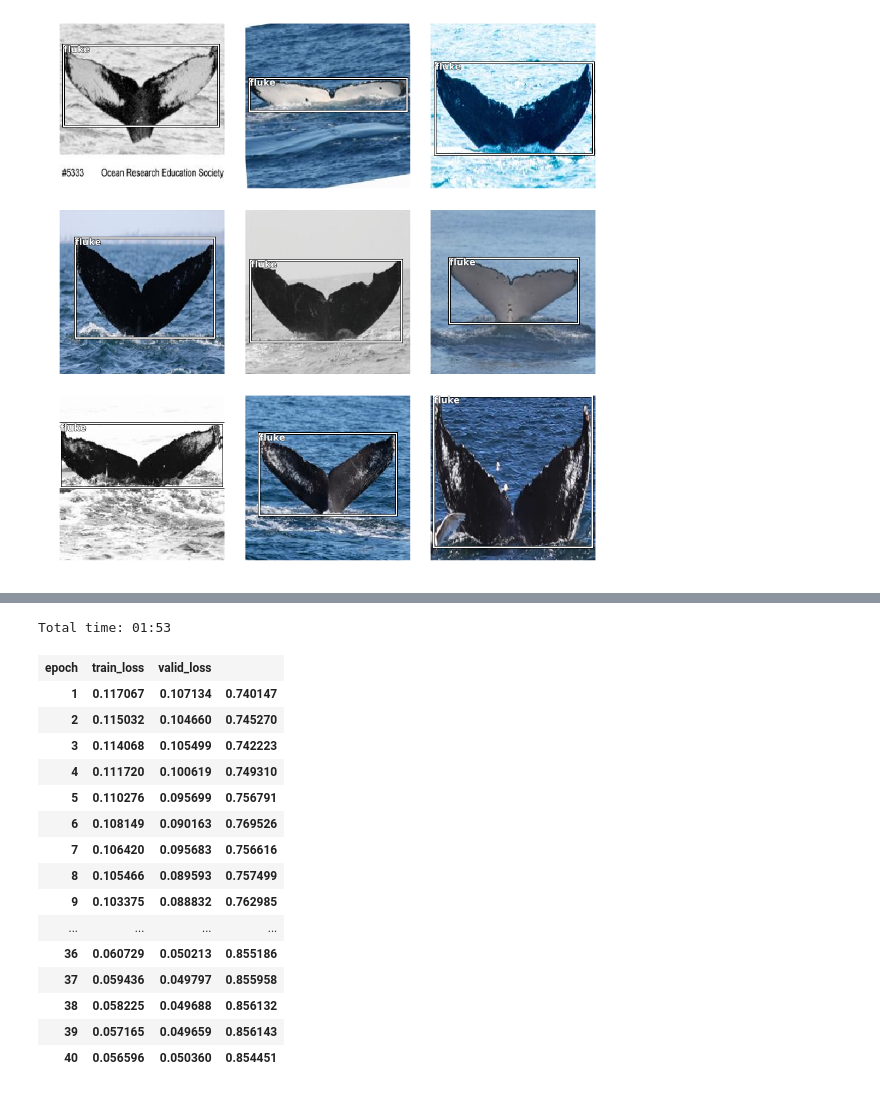
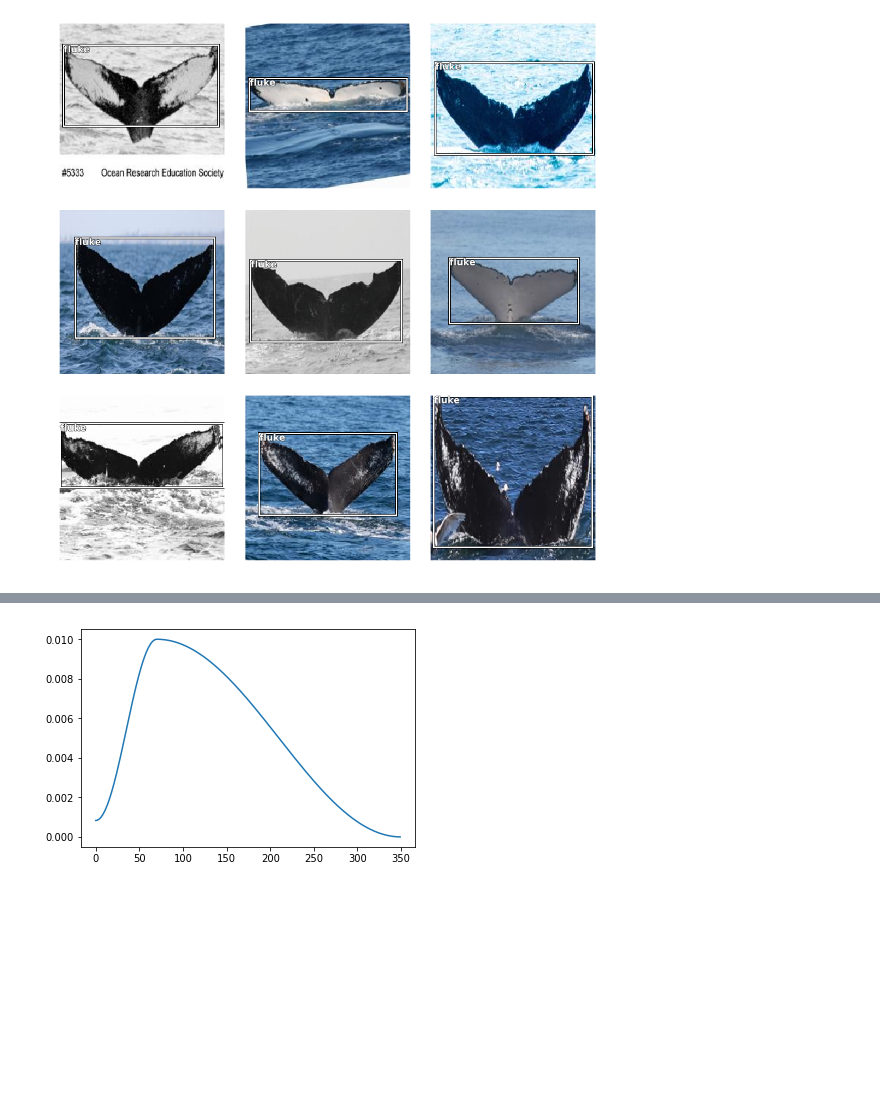
Before and after one commit to radekosmulski/whale, a Jupyter notebook: fluke_detection_redux.ipynb, the cells around one changed output, grey strips where cells are left out. Drawn from its saved outputs; the diff is of its cells as text; code cells hidden in the pictures; blank space fills up the shorter version.

```diff
--- a/fluke_detection_redux.ipynb
+++ b/fluke_detection_redux.ipynb
@@ -109,3 +142,7 @@ learn.recorder.plot_losses()
+# %%
+learn.recorder.plot_lr()
+# %% [output]
+[figure, added]
 # %%
 learn.unfreeze()
 # %%
@@ -114,20 +150,0 @@ lrs = [max_lr/100, max_lr/10, max_lr]
-# %%
-learn.fit_one_cycle(40, lrs, div_factor=20)
-# %% [output]
-Total time: 01:53
-| epoch | train_loss | valid_loss |  |
-| 1 | 0.117067 | 0.107134 | 0.740147 |
-| 2 | 0.115032 | 0.104660 | 0.745270 |
-| 3 | 0.114068 | 0.105499 | 0.742223 |
-| 4 | 0.111720 | 0.100619 | 0.749310 |
-| 5 | 0.110276 | 0.095699 | 0.756791 |
-| 6 | 0.108149 | 0.090163 | 0.769526 |
-| 7 | 0.106420 | 0.095683 | 0.756616 |
-| 8 | 0.105466 | 0.089593 | 0.757499 |
-| 9 | 0.103375 | 0.088832 | 0.762985 |
-| ... | ... | ... | ... |
-| 36 | 0.060729 | 0.050213 | 0.855186 |
-| 37 | 0.059436 | 0.049797 | 0.855958 |
-| 38 | 0.058225 | 0.049688 | 0.856132 |
-| 39 | 0.057165 | 0.049659 | 0.856143 |
-| 40 | 0.056596 | 0.050360 | 0.854451 |
```
Also changed, not shown: parts of 13 cells of this notebook, 1 other file.
